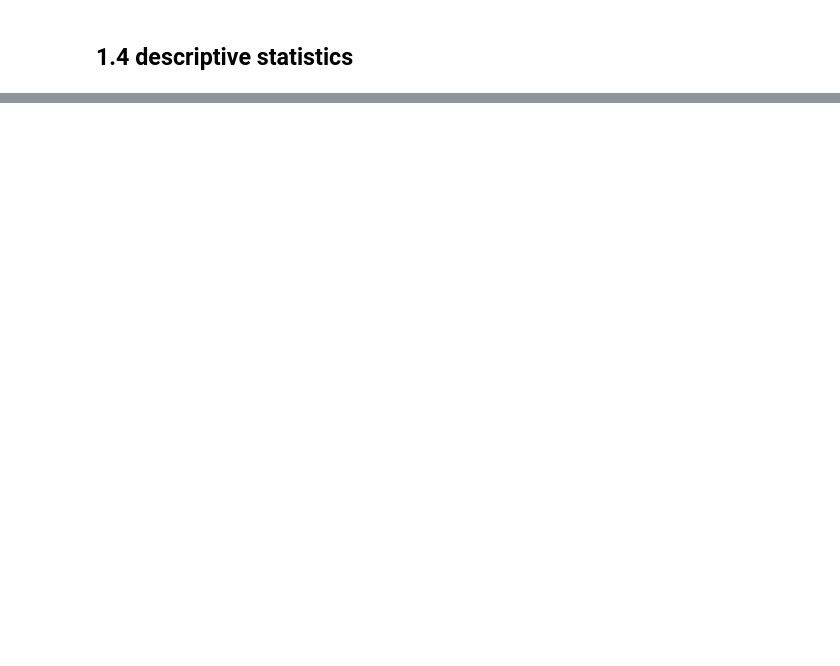
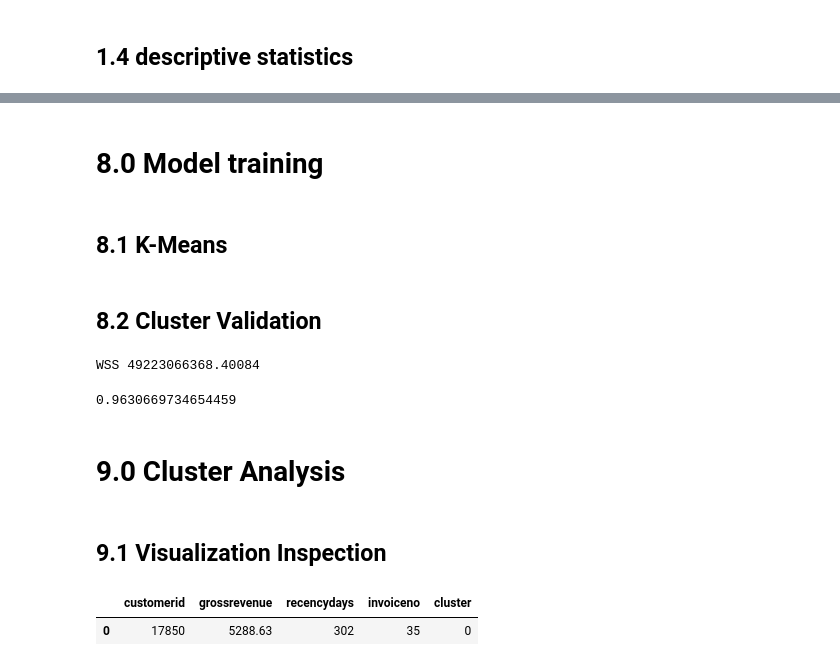
Before and after one commit to ViniciusKos/insiders_clustering, a Jupyter notebook: cluster.ipynb, the cells around one changed output, grey strips where cells are left out. Saved outputs shown, nothing was run; the diff lists cells and outputs as text; code cells hidden in the pictures; blank space fills up the shorter version.

```diff
--- a/cluster.ipynb
+++ b/cluster.ipynb
@@ -182,0 +273,4 @@ df1.head()
+# %%
+X=df6.drop(columns=['customerid'])
+# %%
+clusters= [2,3,4,5,6]
@@ -182,0 +279,10 @@ df1.head()
+# %%
+from yellowbrick.cluster import KElbowVisualizer
+plt.subplot(1,2,1)
+kmeans = KElbowVisualizer( c.KMeans(), k=clusters, timing=False)
+kmeans.fit(X)
+
+plt.subplot(1,2,2)
+kmeans = KElbowVisualizer( c.KMeans(), k=clusters, timing=False, metrics='silhouette')
+kmeans.fit(X)
+plt.gcf().set_size_inches(30,10)
@@ -182,0 +291,32 @@ df1.head()
+# %% [markdown]
+# 8.0 Model training
+# %% [markdown]
+## 8.1 K-Means
+# %%
+# model definition
+k=3
+kmeans = c.KMeans(init='k-means++', n_clusters=k, n_init=10, max_iter=300, random_state=42)
+
+#model training
+kmeans.fit(X)
+labels = kmeans.labels_
+# %% [markdown]
+## 8.2 Cluster Validation
+# %%
+## WSS
+print(f"WSS {kmeans.inertia_}")
+m.silhouette_score(X,labels,metric='euclidean')
+# %% [output]
+WSS 49223066368.40084
+0.9630669734654459
+# %% [markdown]
+# 9.0 Cluster Analysis
+# %% [markdown]
+## 9.1 Visualization Inspection
+# %%
+df9=df6.copy()
+df9['cluster']=labels
+df9.head(1)
+# %% [output]
+|  | customerid | grossrevenue | recencydays | invoiceno | cluster |
+| 0 | 17850 | 5288.63 | 302 | 35 | 0 |
```
Also changed, not shown: parts of 28 cells of this notebook.
